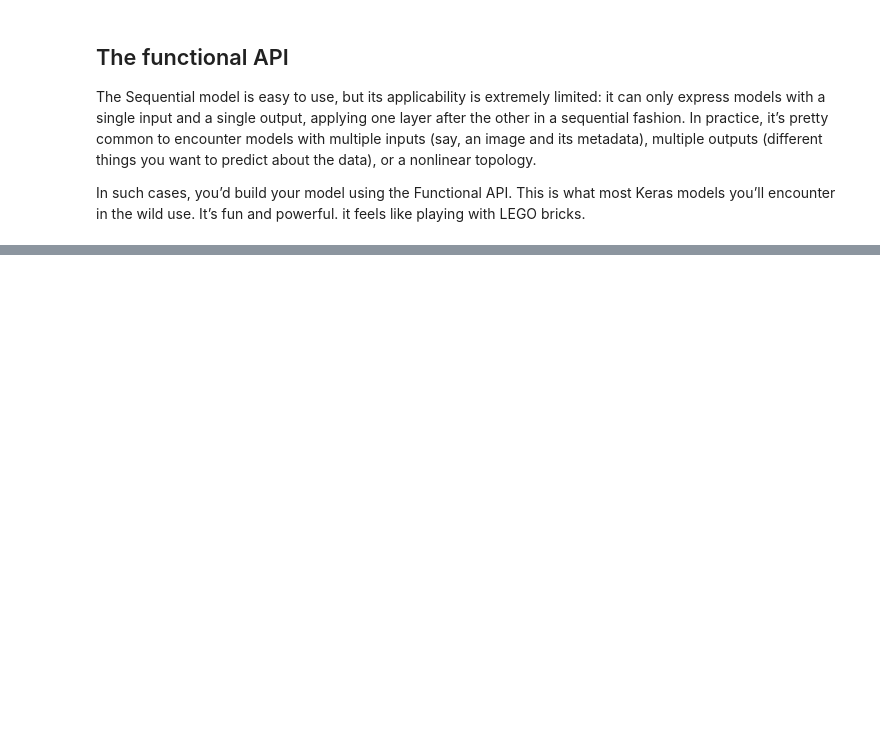
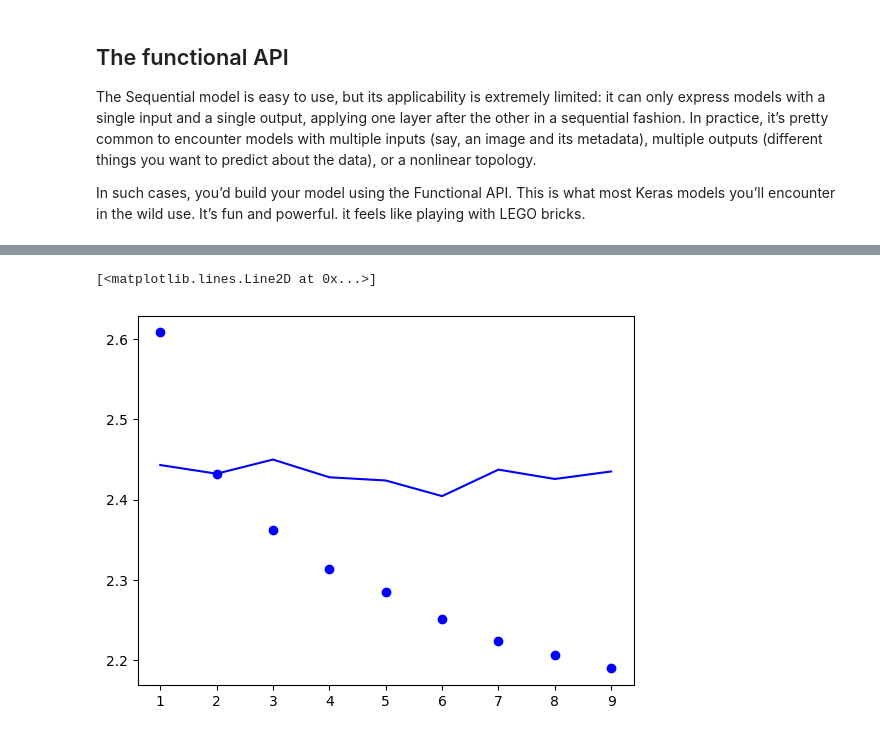
Before and after one commit to atoraby/Neural-networks, a Jupyter notebook: NeuralNetworks.ipynb, the cells around one changed output, grey strips where cells are left out. Saved outputs shown, nothing was run; the diff lists cells and outputs as text; code cells hidden in the pictures; blank space fills up the shorter version.

```diff
--- a/NeuralNetworks.ipynb
+++ b/NeuralNetworks.ipynb
@@ -1242,0 +1726,8 @@ In such cases, you’d build your model using the Functional API. This is what m
+# %%
+model = keras.Sequential([
+    keras.layers.Input(shape=(sequence_length, raw_data.shape[-1])),
+    keras.layers.LSTM(16),
+    keras.layers.Dense(1)
+])
+model.compile(optimizer="rmsprop", loss="mse", metrics=["mae"])
+history = model.fit(train_dataset, validation_data=val_dataset, epochs=10)
@@ -1242,0 +1755,7 @@ In such cases, you’d build your model using the Functional API. This is what m
+# %%
+fig, axis = plt.subplots(1,1)
+axis.plot(np.arange(1,10), history.history["val_mae"][1:] , "b")
+axis.plot(np.arange(1,10), history.history["mae"][1:] , "bo")
+# %% [output]
+[<matplotlib.lines.Line2D at 0x...>]
+[figure, added]
```
Also changed, not shown: parts of 52 cells of this notebook.
